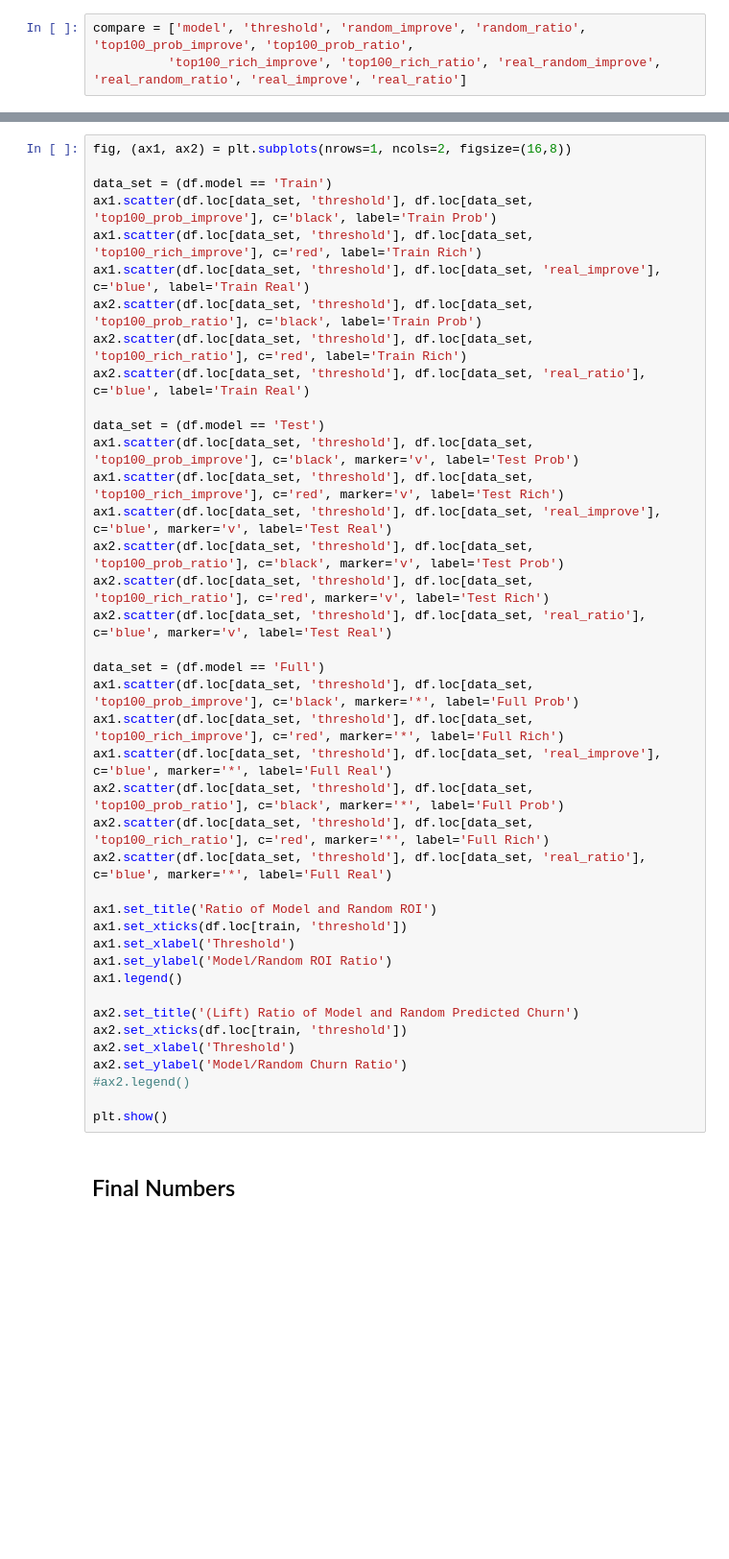
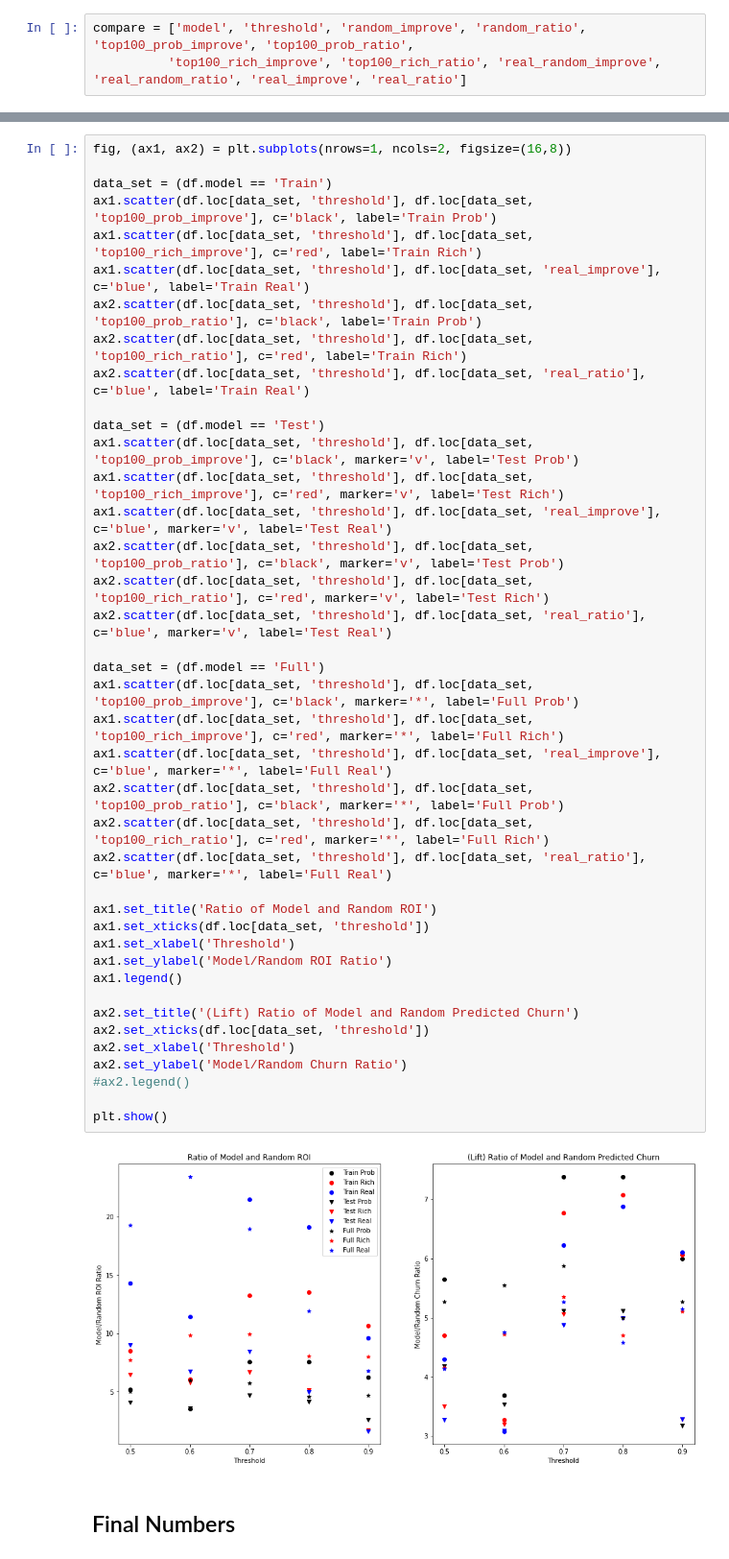
Before and after one commit to gcsantucci/churn_TopBank, a Jupyter notebook: churn_analysis.ipynb, the cells around one changed output, grey strips where cells are left out. Shown at 96% size. Cells and saved outputs as stored; diff of their text form; blank space fills up the shorter version.

```diff
--- a/churn_analysis.ipynb
+++ b/churn_analysis.ipynb
@@ -2119,35 +2203,37 @@ ax2.scatter(df.loc[data_set, 'threshold'], df.loc[data_set, 'top100_prob_ratio']
 ax2.scatter(df.loc[data_set, 'threshold'], df.loc[data_set, 'top100_rich_ratio'], c='red', label='Train Rich')
 ax2.scatter(df.loc[data_set, 'threshold'], df.loc[data_set, 'real_ratio'], c='blue', label='Train Real')
 
 data_set = (df.model == 'Test')
 ax1.scatter(df.loc[data_set, 'threshold'], df.loc[data_set, 'top100_prob_improve'], c='black', marker='v', label='Test Prob')
 ax1.scatter(df.loc[data_set, 'threshold'], df.loc[data_set, 'top100_rich_improve'], c='red', marker='v', label='Test Rich')
 ax1.scatter(df.loc[data_set, 'threshold'], df.loc[data_set, 'real_improve'], c='blue', marker='v', label='Test Real')
 ax2.scatter(df.loc[data_set, 'threshold'], df.loc[data_set, 'top100_prob_ratio'], c='black', marker='v', label='Test Prob')
 ax2.scatter(df.loc[data_set, 'threshold'], df.loc[data_set, 'top100_rich_ratio'], c='red', marker='v', label='Test Rich')
 ax2.scatter(df.loc[data_set, 'threshold'], df.loc[data_set, 'real_ratio'], c='blue', marker='v', label='Test Real')
 
 data_set = (df.model == 'Full')
 ax1.scatter(df.loc[data_set, 'threshold'], df.loc[data_set, 'top100_prob_improve'], c='black', marker='*', label='Full Prob')
 ax1.scatter(df.loc[data_set, 'threshold'], df.loc[data_set, 'top100_rich_improve'], c='red', marker='*', label='Full Rich')
 ax1.scatter(df.loc[data_set, 'threshold'], df.loc[data_set, 'real_improve'], c='blue', marker='*', label='Full Real')
 ax2.scatter(df.loc[data_set, 'threshold'], df.loc[data_set, 'top100_prob_ratio'], c='black', marker='*', label='Full Prob')
 ax2.scatter(df.loc[data_set, 'threshold'], df.loc[data_set, 'top100_rich_ratio'], c='red', marker='*', label='Full Rich')
 ax2.scatter(df.loc[data_set, 'threshold'], df.loc[data_set, 'real_ratio'], c='blue', marker='*', label='Full Real')
 
 ax1.set_title('Ratio of Model and Random ROI')
-ax1.set_xticks(df.loc[train, 'threshold'])
+ax1.set_xticks(df.loc[data_set, 'threshold'])
 ax1.set_xlabel('Threshold')
 ax1.set_ylabel('Model/Random ROI Ratio')
 ax1.legend()
 
 ax2.set_title('(Lift) Ratio of Model and Random Predicted Churn')
-ax2.set_xticks(df.loc[train, 'threshold'])
+ax2.set_xticks(df.loc[data_set, 'threshold'])
 ax2.set_xlabel('Threshold')
 ax2.set_ylabel('Model/Random Churn Ratio')
 #ax2.legend()
 
 plt.show()
+# %% [output]
+[figure, added]
 # %% [markdown]
 ## Final Numbers
 # %%
```
Also changed, not shown: parts of 13 cells of this notebook.
